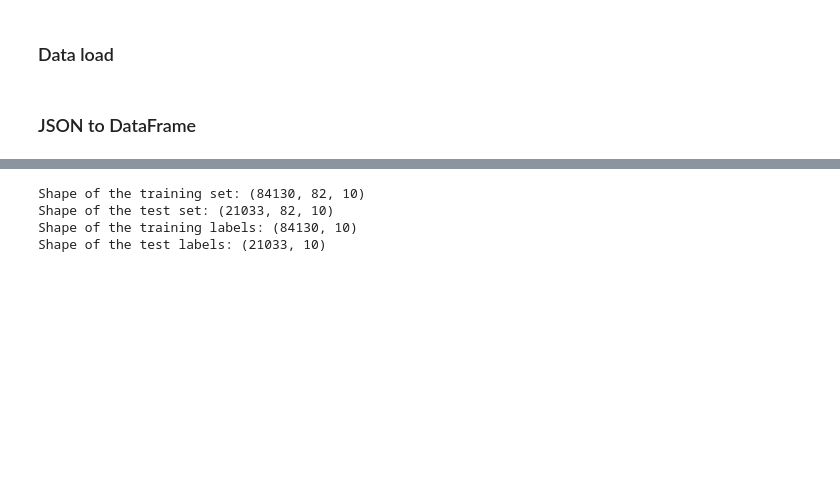
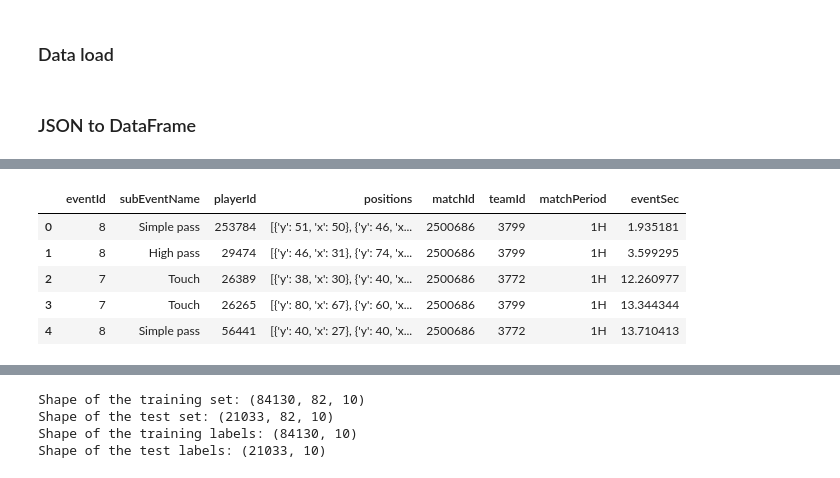
Before and after one commit to PasqualeEsposito/Geospatial_Analytics, a Jupyter notebook: Pass_chains_predictability.ipynb, the cells around one changed output, grey strips where cells are left out. Drawn from its saved outputs; the diff is of its cells as text; code cells hidden in the pictures; blank space fills up the shorter version.

```diff
--- a/Pass_chains_predictability.ipynb
+++ b/Pass_chains_predictability.ipynb
@@ -53,3 +65,12 @@ for championship in events_df:
+# %%
+events_df['France'].head()
+# %% [output]
+|  | eventId | subEventName | playerId | positions | matchId | teamId | matchPeriod | eventSec |
+| 0 | 8 | Simple pass | 253784 | [{'y': 51, 'x': 50}, {'y': 46, 'x... | 2500686 | 3799 | 1H | 1.935181 |
+| 1 | 8 | High pass | 29474 | [{'y': 46, 'x': 31}, {'y': 74, 'x... | 2500686 | 3799 | 1H | 3.599295 |
+| 2 | 7 | Touch | 26389 | [{'y': 38, 'x': 30}, {'y': 40, 'x... | 2500686 | 3772 | 1H | 12.260977 |
+| 3 | 7 | Touch | 26265 | [{'y': 80, 'x': 67}, {'y': 60, 'x... | 2500686 | 3799 | 1H | 13.344344 |
+| 4 | 8 | Simple pass | 56441 | [{'y': 40, 'x': 27}, {'y': 40, 'x... | 2500686 | 3772 | 1H | 13.710413 |
 # %%
 for nation in nations:
     events_df[nation]['positions'] = events_df[nation]['positions'].apply(lambda x: from_coords_to_tesselation(x))
```
Also changed, not shown: parts of 46 cells of this notebook.
